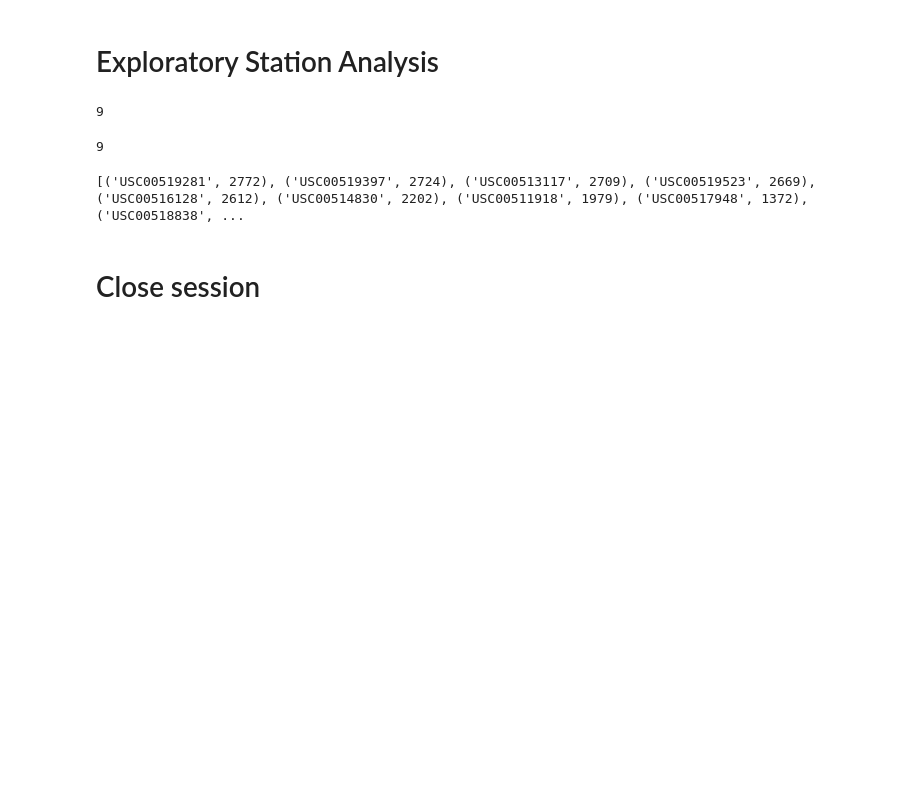
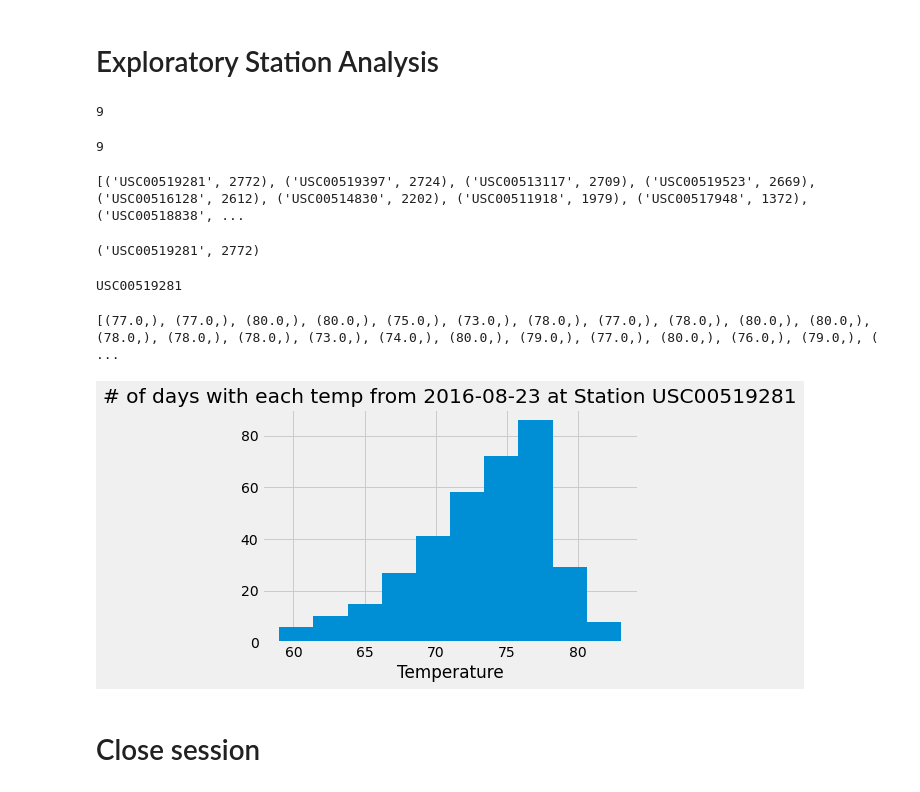
Before and after one commit to jennneth/sqlalchemy-challenge, a Jupyter notebook: climate_starter.ipynb, the cells around one changed output. Cells and saved outputs as stored; diff of their text form; code cells hidden in the pictures; blank space fills up the shorter version.

```diff
--- a/climate_starter.ipynb
+++ b/climate_starter.ipynb
@@ -154,9 +165,37 @@ print(active_stations)
 [('USC00519281', 2772), ('USC00519397', 2724), ('USC00513117', 2709), ('USC00519523', 2669), ('USC00516128', 2612), ('USC00514830', 2202), ('USC00511918', 1979), ('USC00517948', 1372), ('USC00518838', ...
 # %%
 # Using the most active station id from the previous query, calculate the lowest, highest, and average temperature.
+most_active_station = session.query(Measurement.station, func.count(Measurement.station))\
+    .group_by(Measurement.station)\
+    .order_by(func.count(Measurement.station).desc()).first()
+print(most_active_station)
+# %% [output]
+('USC00519281', 2772)
+# %%
+print(most_active_station[0])
+# %% [output]
+USC00519281
 # %%
 # Using the most active station id
 # Query the last 12 months of temperature observation data for this station and plot the results as a histogram
+twelve_temps=[]
+twelve_temps = session.query(Measurement.tobs)\
+    .filter(Measurement.station == most_active_station[0])\
+    .filter(Measurement.date >= year_ago).all()
+print(twelve_temps)
+# %% [output]
+[(77.0,), (77.0,), (80.0,), (80.0,), (75.0,), (73.0,), (78.0,), (77.0,), (78.0,), (80.0,), (80.0,), (78.0,), (78.0,), (78.0,), (73.0,), (74.0,), (80.0,), (79.0,), (77.0,), (80.0,), (76.0,), (79.0,), ( ...
+# %%
+#convert the results to a list containing just the temps
+plot_temp = [result[0] for result in twelve_temps]
+# %%
+plt.hist(plot_temp)
+plt.xlabel("Temperature")
+plt.title(f"# of days with each temp from {year_ago} at Station {most_active_station[0]}")
+
+plt.show()
+# %% [output]
+[figure, added]
 # %% [markdown]
 # Close session
 # %%
```
Also changed, not shown: parts of 2 cells of this notebook.
